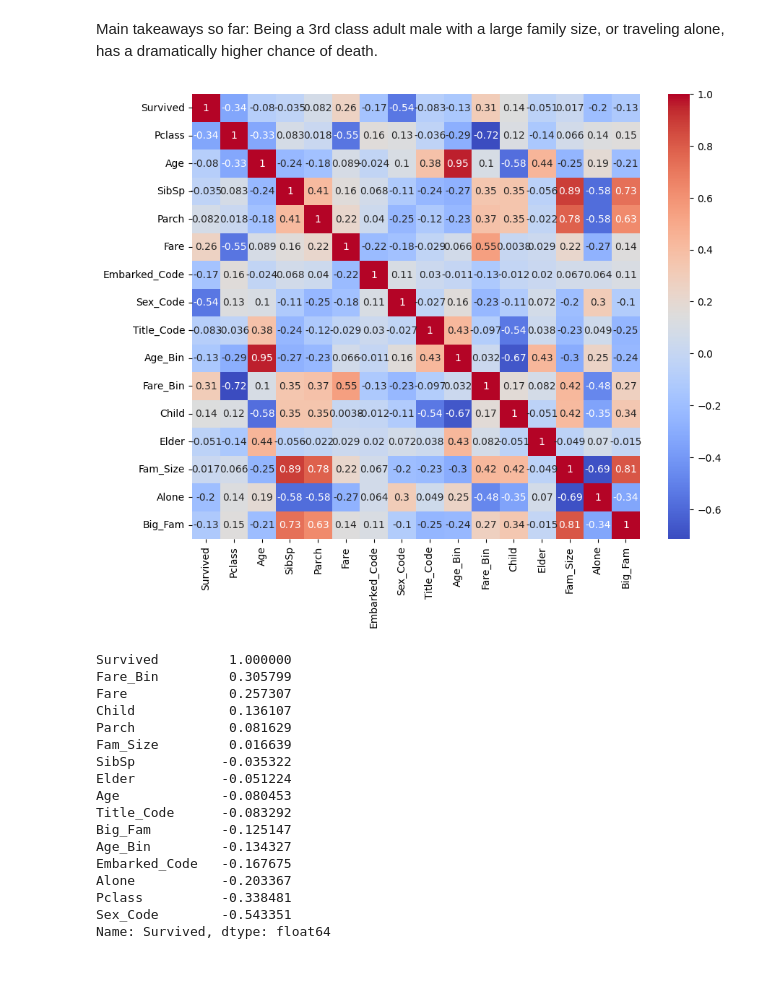
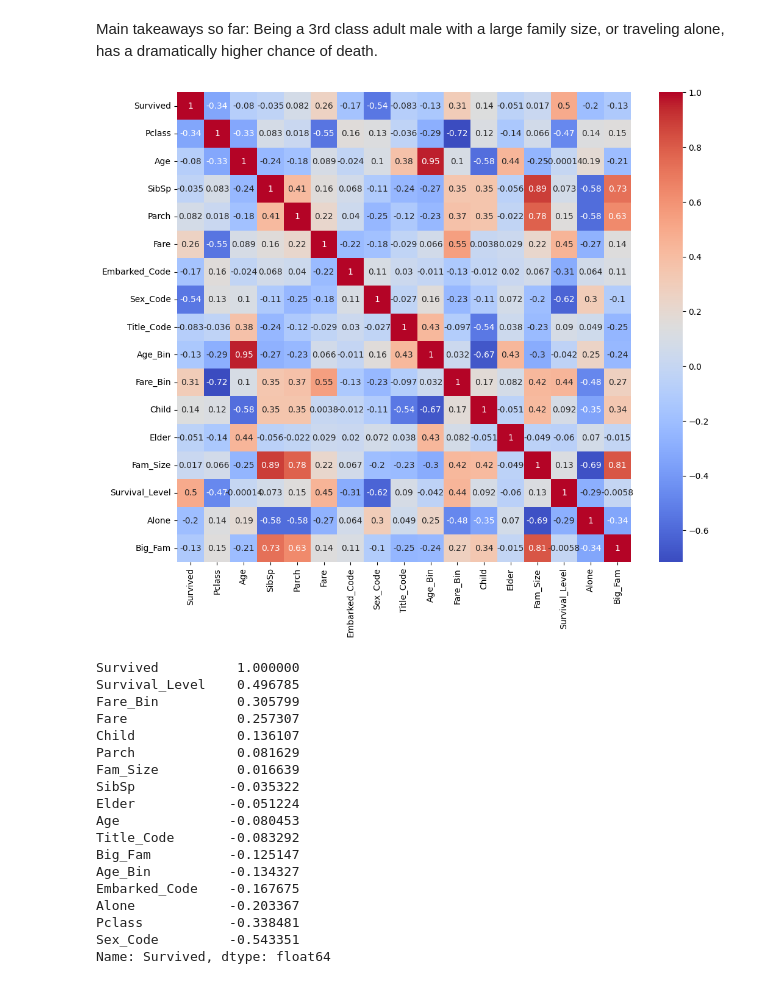
Before and after one commit to mredshaw/AI_BUS, a Jupyter notebook: AI_BUS A2.ipynb, the cells around one changed output. Drawn from its saved outputs; the diff is of its cells as text; code cells hidden in the pictures.

```diff
--- a/AI_BUS A2.ipynb
+++ b/AI_BUS A2.ipynb
@@ -365,0 +413,7 @@ plt.show()
+# %%
+df_survival_rate['Survival_Rate_Pclass'] = df_survival_rate['Pclass'].map(average_survival_rate_per_pclass)
+df_survival_rate['Survival_Rate_Sex'] = df_survival_rate['Sex'].map(average_survival_rate_per_sex)
+df_survival_rate['Survival_Rate_Title'] = df_survival_rate['Title'].map(average_survival_rate_per_title)
+df_survival_rate['Survival_Rate_Age_Bin'] = df_survival_rate['Age_Bin'].map(average_survival_rate_per_age_bin)
+df_survival_rate['Survival_Rate_Fare_Bin'] = df_survival_rate['Fare_Bin'].map(average_survival_rate_per_fare_bin)
+df_survival_rate['Survival_Rate_Embarked'] = df_survival_rate['Embarked'].map(average_survival_rate_per_embarked)
@@ -365,0 +430,4 @@ plt.show()
+# %%
+df_survival_rate['Survival_Rate_Product'] = df_survival_rate['Survival_Rate_Pclass'] * df_survival_rate['Survival_Rate_Sex'] * df_survival_rate['Survival_Rate_Title'] * df_survival_rate['Survival_Rate_Age_Bin'] * df_survival_rate['Survival_Rate_Fare_Bin'] * df_survival_rate['Survival_Rate_Embarked']
+df_survival_rate['Normalized_Survival_Rate'] = df_survival_rate['Survival_Rate_Product'] / df_survival_rate['Survival_Rate_Product'].max()
+df_survival_rate['Survival_Level'] = pd.cut(df_survival_rate['Normalized_Survival_Rate'], bins=6, labels=[1, 2, 3, 4, 5, 6]).astype(int)
@@ -365,0 +447,4 @@ plt.show()
+# %%
+df = df.merge(df_survival_rate[['PassengerId', 'Survival_Level']], on='PassengerId', how='left')
+# %%
+df.drop(columns = 'PassengerId', inplace=True)
@@ -482,34 +534,30 @@ plt.show()
 Main takeaways so far: Being a 3rd class adult male with a large family size, or traveling alone, has a dramatically higher chance of death.
 # %%
 correlation_matrix = df.corr()
-
-# Create a larger heatmap
-plt.figure(figsize=(10, 8))
+plt.figure(figsize=(12, 10))
 sns.heatmap(correlation_matrix, annot=True, cmap='coolwarm')
-
-# Display the heatmap
 plt.show()
 # %% [output]
-[figure, old version]
+[figure, new version]
 # %%
-correlation_matrix = df.corr()
 survived_correlation = correlation_matrix['Survived'].sort_values(ascending=False)
 print(survived_correlation)
 # %% [output]
-Survived         1.000000
-Fare_Bin         0.305799
-Fare             0.257307
-Child            0.136107
-Parch            0.081629
-Fam_Size         0.016639
-SibSp           -0.035322
-Elder           -0.051224
-Age             -0.080453
-Title_Code      -0.083292
-Big_Fam         -0.125147
-Age_Bin         -0.134327
-Embarked_Code   -0.167675
-Alone           -0.203367
-Pclass          -0.338481
-Sex_Code        -0.543351
+Survived          1.000000
+Survival_Level    0.496785
+Fare_Bin          0.305799
+Fare              0.257307
+Child             0.136107
+Parch             0.081629
+Fam_Size          0.016639
+SibSp            -0.035322
+Elder            -0.051224
+Age              -0.080453
+Title_Code       -0.083292
+Big_Fam          -0.125147
+Age_Bin          -0.134327
+Embarked_Code    -0.167675
+Alone            -0.203367
+Pclass           -0.338481
+Sex_Code         -0.543351
 Name: Survived, dtype: float64
```
Also changed, not shown: parts of 47 cells of this notebook.
